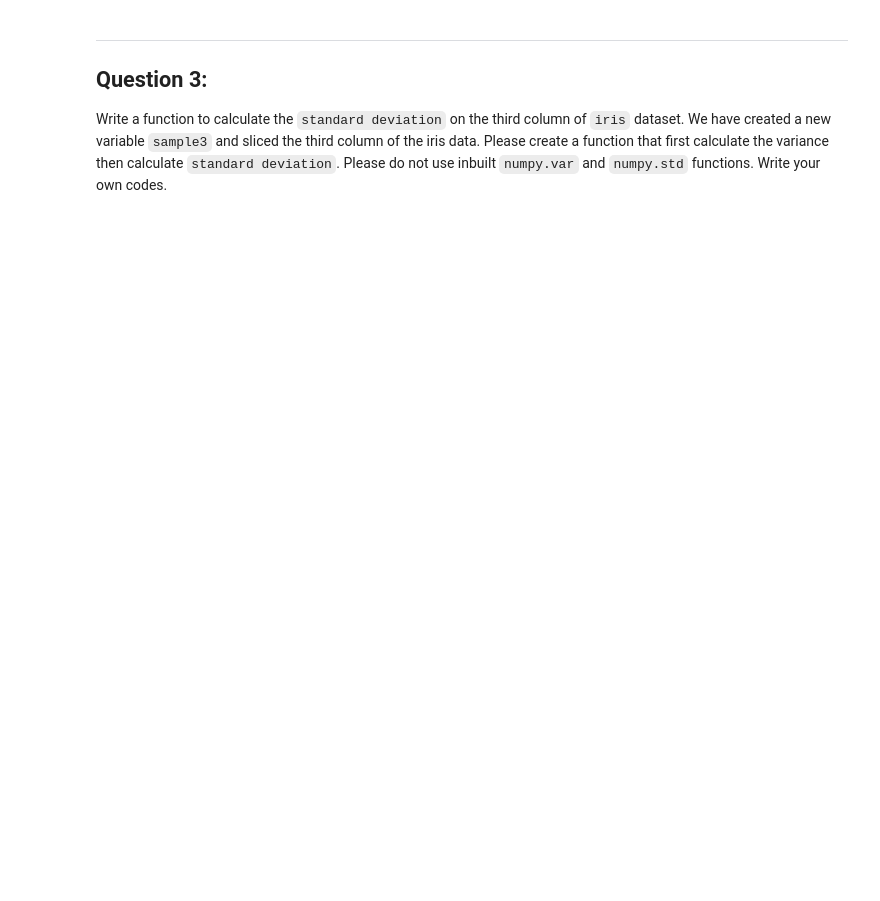
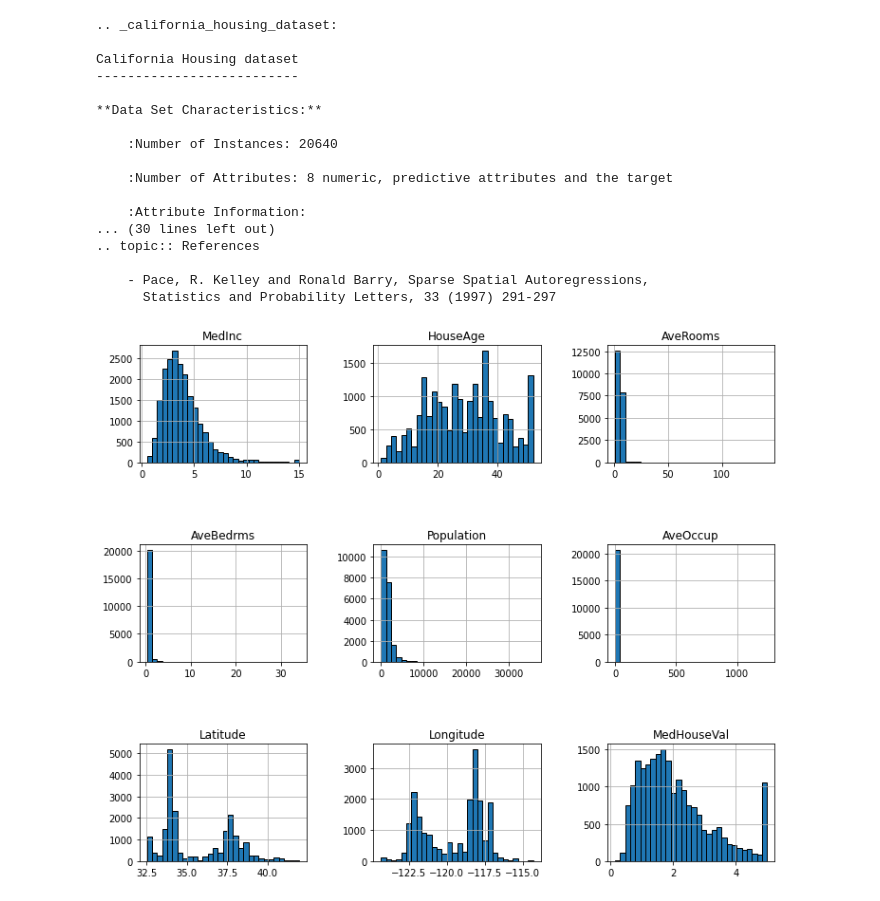
Before and after one commit to nneomacharity/Random-Data-Science-Tasks, a Jupyter notebook: problem1.ipynb, the cells around one changed output. Cells and saved outputs as stored; diff of their text form; code cells hidden in the pictures; blank space fills up the shorter version.

```diff
--- a/problem1.ipynb
+++ b/problem1.ipynb
@@ -84,0 +36,35 @@ def my_quartile(sample2):
+# %%
+#from sklearn.datasets import load_boston
+from sklearn.datasets import fetch_california_housing
+from sklearn.model_selection import train_test_split
+import matplotlib.pyplot as plt
+
+california_housing = fetch_california_housing(as_frame=True)
+print(california_housing.DESCR)
+
+california_housing.frame.hist(figsize=(12, 10), bins=30, edgecolor="black")
+plt.subplots_adjust(hspace=0.7, wspace=0.4)
+
+x = california_housing.data
+y = california_housing.target
+
+x_train, x_test, y_train, y_test = train_test_split(x, y, test_size=0.2, random_state=0)
+# %% [output]
+.. _california_housing_dataset:
+
+California Housing dataset
+--------------------------
+
+**Data Set Characteristics:**
+
+    :Number of Instances: 20640
+
+    :Number of Attributes: 8 numeric, predictive attributes and the target
+
+    :Attribute Information:
+... (30 lines left out)
+.. topic:: References
+
+    - Pace, R. Kelley and Ronald Barry, Sparse Spatial Autoregressions,
+      Statistics and Probability Letters, 33 (1997) 291-297
+[figure, added]
@@ -89,5 +87,0 @@ assert math.isclose(my_quartile(sample2), 0.5, rel_tol=0.05)
-# %% [markdown]
----
-## Question 3:
-
-Write a function to calculate the `standard deviation` on the third column of `iris` dataset. We have created a new variable `sample3` and sliced the third column of the iris data. Please create a function that first calculate the variance then calculate `standard deviation`. Please do not use inbuilt `numpy.var` and `numpy.std` functions. Write your own codes.
```
Also changed, not shown: parts of 23 cells of this notebook.
